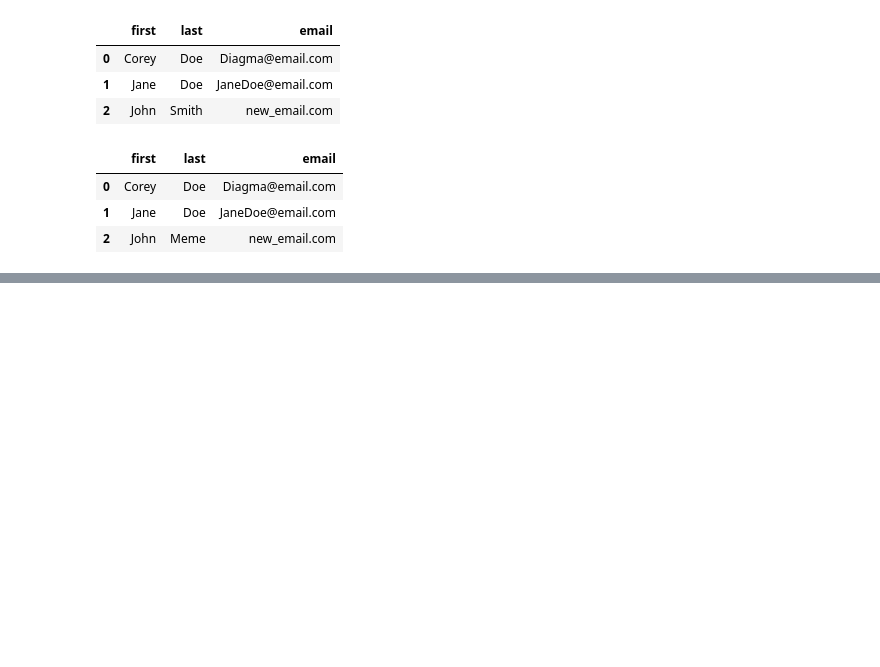
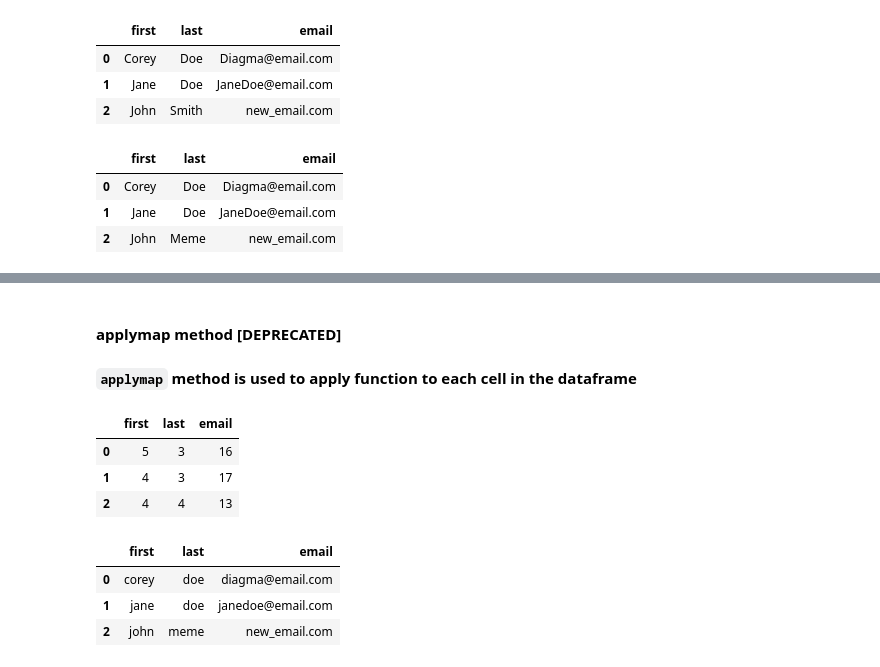
Before and after one commit to aspandyar/pandas-py, a Jupyter notebook: notebook/pd5.ipynb, the cells around one changed output, grey strips where cells are left out. Drawn from its saved outputs; the diff is of its cells as text; code cells hidden in the pictures; blank space fills up the shorter version.

```diff
--- a/notebook/pd5.ipynb
+++ b/notebook/pd5.ipynb
@@ -126,0 +197,17 @@ Error:
+# %% [markdown]
+#### **applymap** method [DEPRECATED]
+#### `applymap` method is used to apply function to each cell in the dataframe
+# %%
+df.applymap(len) # apply function to each cell
+# %% [output]
+|  | first | last | email |
+| 0 | 5 | 3 | 16 |
+| 1 | 4 | 3 | 17 |
+| 2 | 4 | 4 | 13 |
+# %%
+df.applymap(str.lower) # apply function to each cell
+# %% [output]
+|  | first | last | email |
+| 0 | corey | doe | diagma@email.com |
+| 1 | jane | doe | janedoe@email.com |
+| 2 | john | meme | new_email.com |
```
Also changed, not shown: parts of 27 cells of this notebook.
